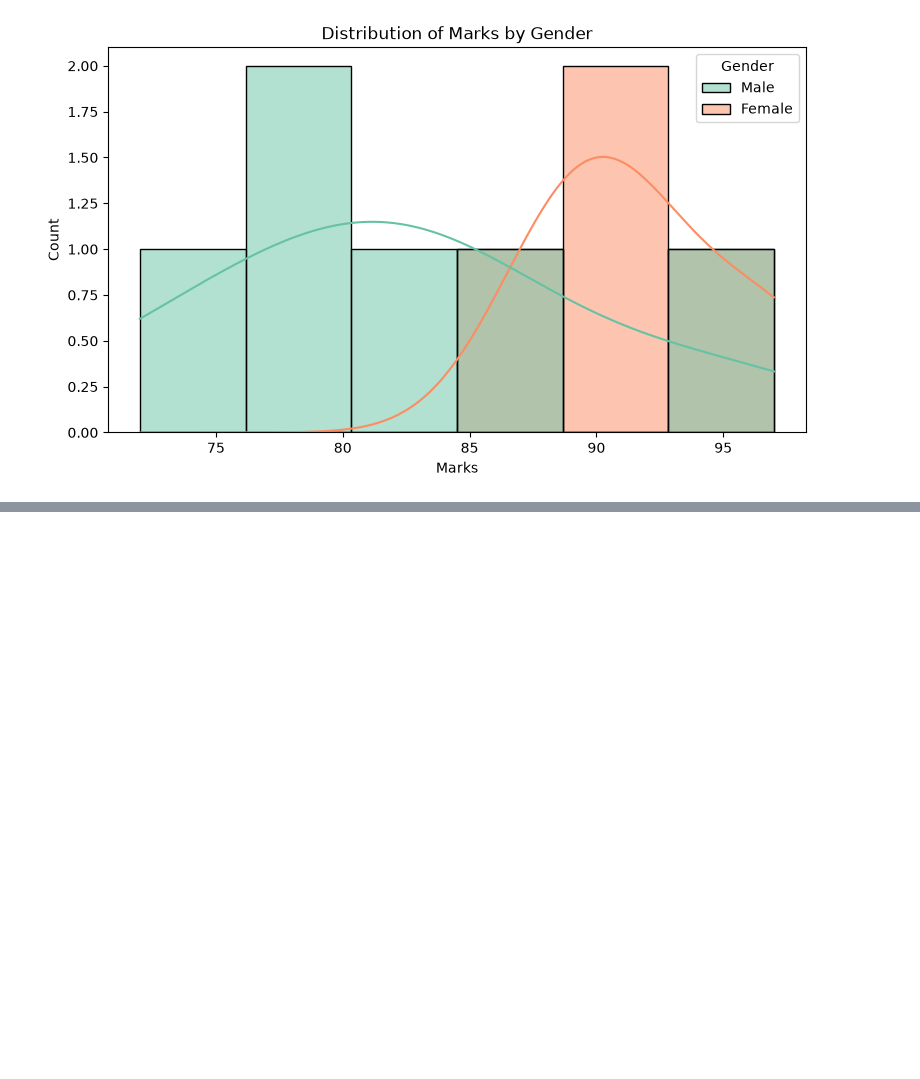
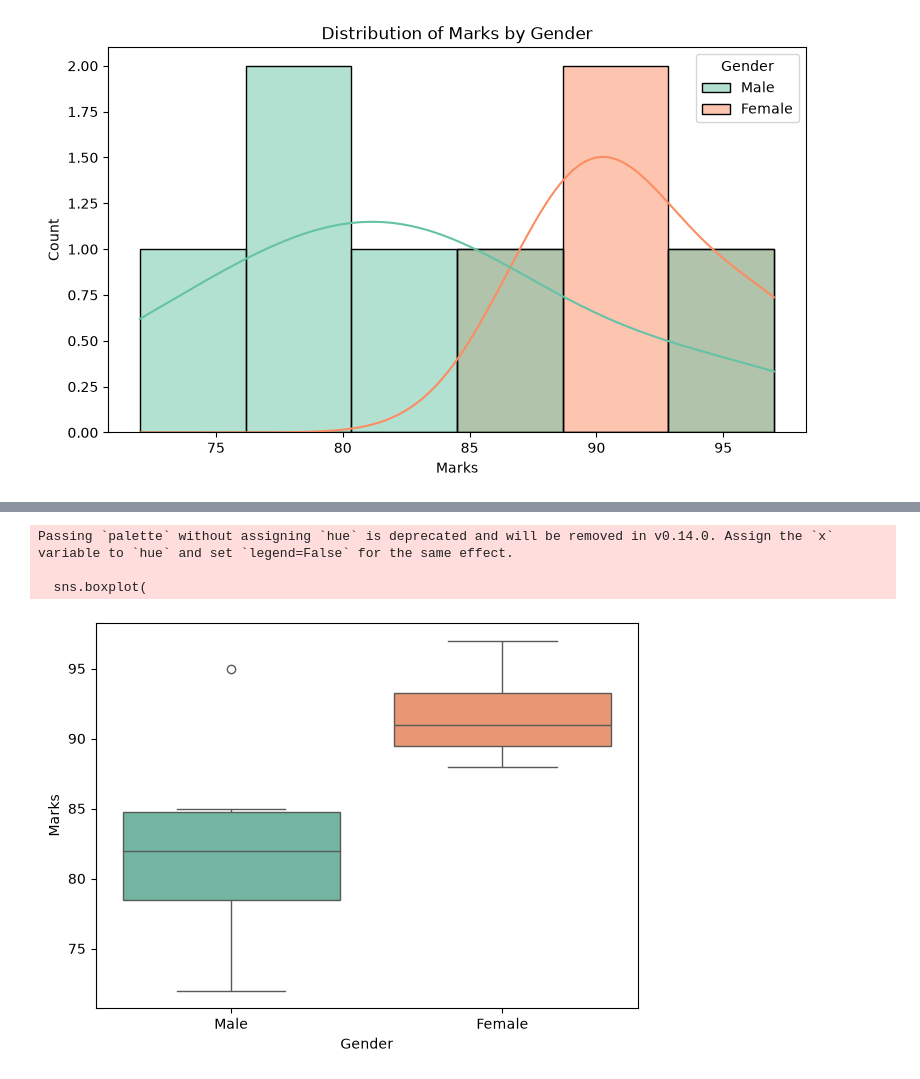
Before and after one commit to abid-rasel/MLOB_My_FILE, a Jupyter notebook: Session/Day 9/Matplotlib&Seaborn_basics.ipynb, the cells around one changed output, grey strips where cells are left out. Drawn from its saved outputs; the diff is of its cells as text; code cells hidden in the pictures; blank space fills up the shorter version.

```diff
--- a/Session/Day 9/Matplotlib&Seaborn_basics.ipynb
+++ b/Session/Day 9/Matplotlib&Seaborn_basics.ipynb
@@ -2601,0 +2659,17 @@ plt.show()
+# %%
+# Now you'll see two boxes, One for males.One for females. This lets you compare: Median, Spread, Outliers
+plt.figure(figsize=(7,5))
+
+sns.boxplot(
+    data=df,
+    x="Gender",
+    y="Marks",
+    palette="Set2"
+)
+
+plt.show()
+# %% [output]
+Passing `palette` without assigning `hue` is deprecated and will be removed in v0.14.0. Assign the `x` variable to `hue` and set `legend=False` for the same effect.
+
+  sns.boxplot(
+[figure, added]
```
Also changed, not shown: parts of 31 cells of this notebook.
